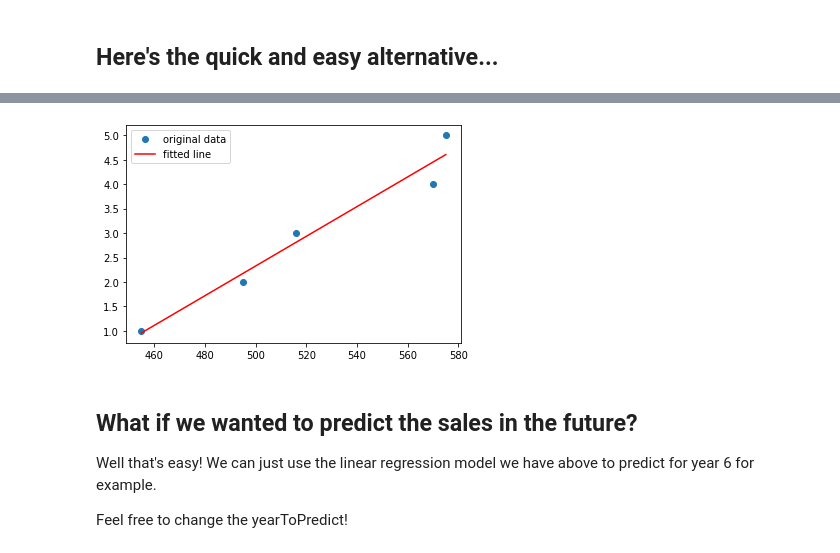
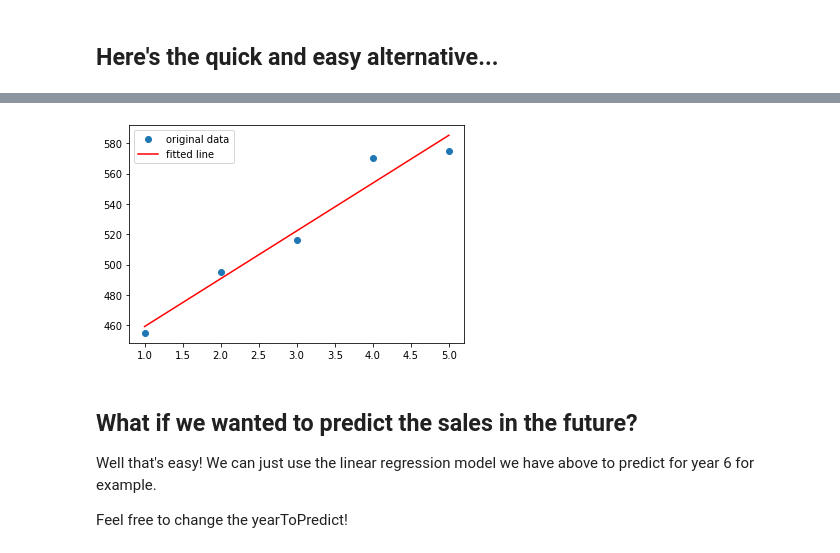
Before and after one commit to AashinShazar/SFSU-PythonSeminar, a Jupyter notebook: index.ipynb, the cells around one changed output, grey strips where cells are left out. Cells and saved outputs as stored; diff of their text form; code cells hidden in the pictures.

```diff
--- a/index.ipynb
+++ b/index.ipynb
@@ -93,6 +96,8 @@ And to find a and b we have to do the following:
 ## Here's the quick and easy alternative...
 # %%
 linregressModel = np.polyfit(years, sales, 1)
+slope = linregressModel[0]
+intercept = linregressModel[1]
 print("slope: %f    intercept: %f" % (linregressModel[0], linregressModel[1]))
 # %% [output]
 slope: 31.500000    intercept: 427.700000
@@ -115,15 +118,15 @@ R-squared: 0.957142030327584
 # %%
 import matplotlib.pyplot as plt
 
-y = np.array(years)
-x = np.array(sales)
+x = np.array(years)
+y = np.array(sales)
 
 plt.plot(x, y, 'o', label='original data')
 plt.plot(x, intercept + slope*x, 'r', label='fitted line')
 plt.legend()
 plt.show()
 # %% [output]
-[figure, old version]
+[figure, new version]
 # %% [markdown]
 ## What if we wanted to predict the sales in the future?
 
```
Also changed, not shown: parts of 6 cells of this notebook.
